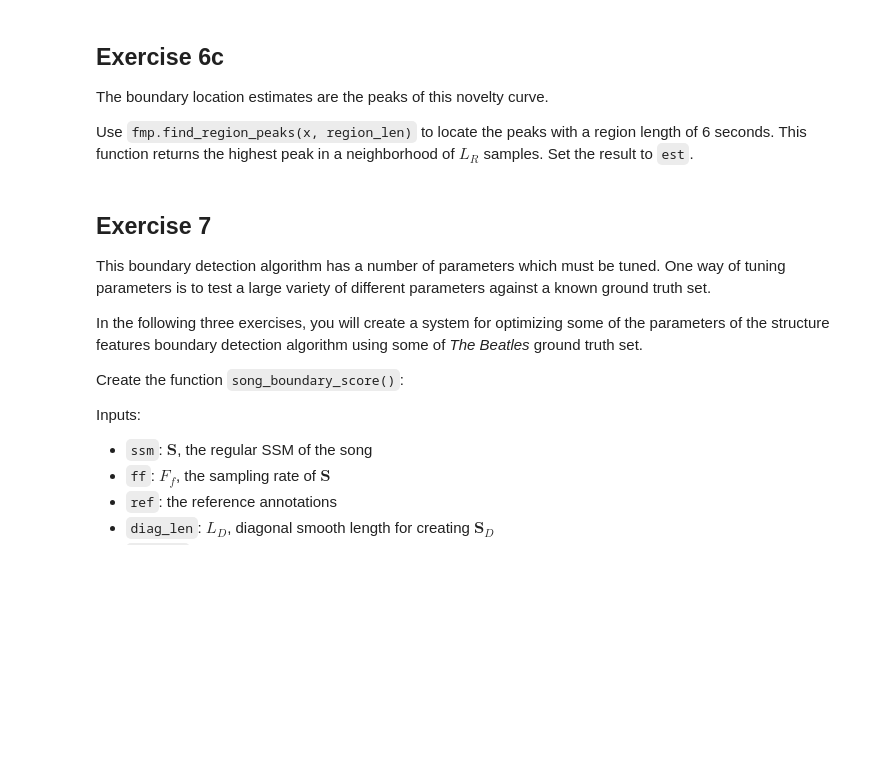
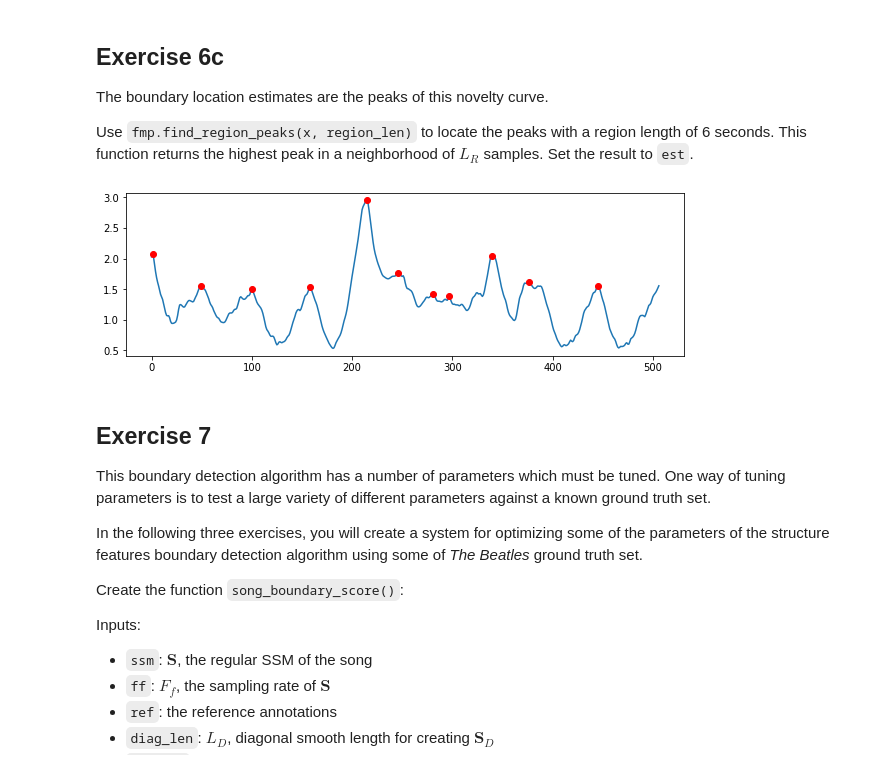
Before and after one commit to jmftrindade/digital_music_processing, a Jupyter notebook: 7_struct/pset7.ipynb, the cells around one changed output. Cells and saved outputs as stored; diff of their text form; code cells hidden in the pictures; blank space fills up the shorter version.

```diff
--- a/7_struct/pset7.ipynb
+++ b/7_struct/pset7.ipynb
@@ -356,3 +354,12 @@ est = ...
+# %%
+est = fmp.find_region_peaks(nov_s, int(6. * ff))
+
+plt.figure(figsize=(10,3))
+plt.plot(nov_s)
+plt.plot(est, nov_s[est], 'ro')
+plt.show()
+# %% [output]
+[figure, added]
 # %% [markdown]
 ## Exercise 7
 
```
Also changed, not shown: parts of 1 cell of this notebook.
